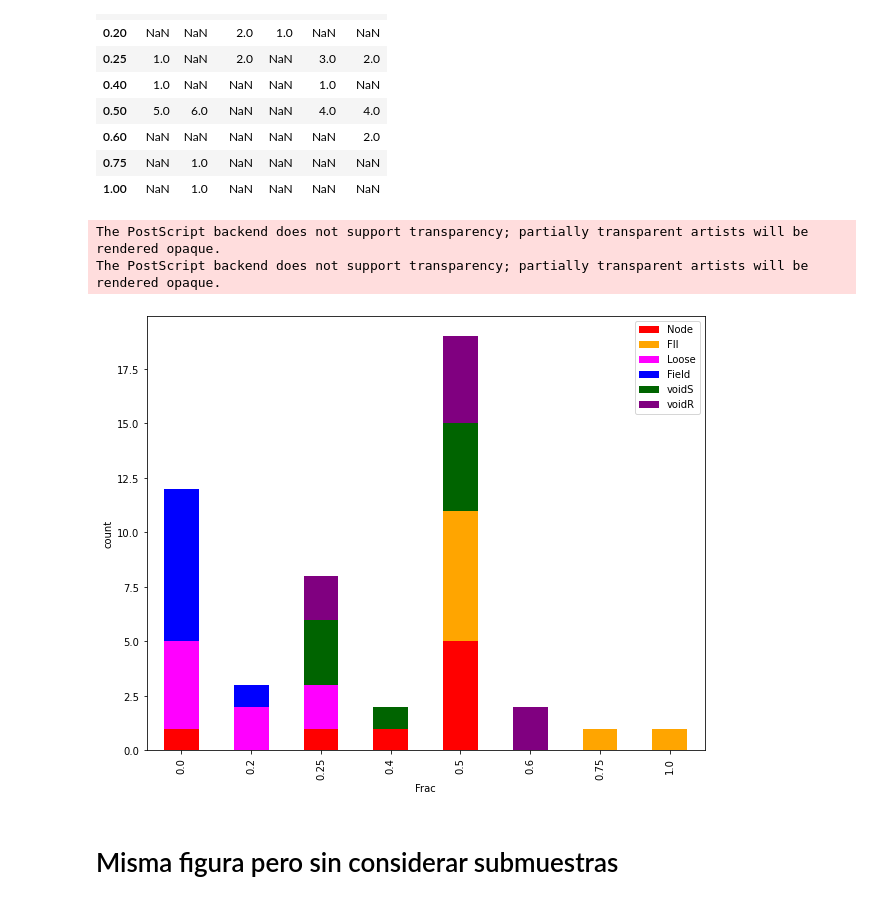
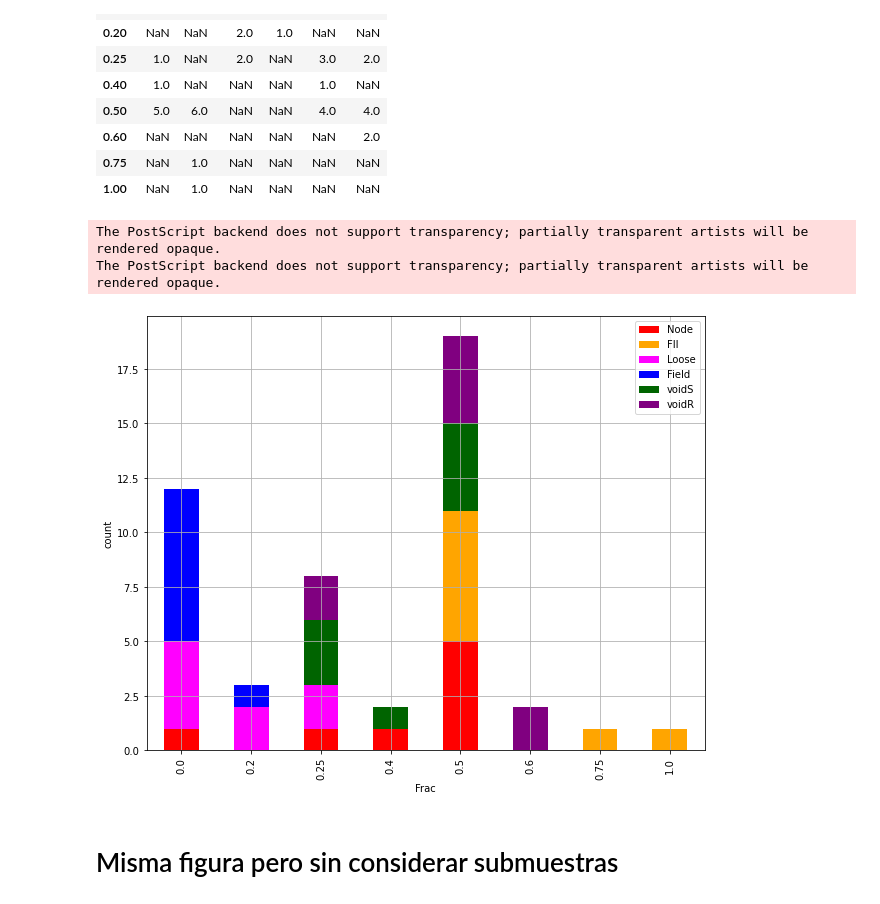
Before and after one commit to antotaverna/cg_environments, a Jupyter notebook: plots/Frgx_GC.ipynb, the cells around one changed output. Drawn from its saved outputs; the diff is of its cells as text; code cells hidden in the pictures.

```diff
--- a/plots/Frgx_GC.ipynb
+++ b/plots/Frgx_GC.ipynb
@@ -450,17 +450,17 @@ df_12
 # %%
 # Make a list by cycling through the colors you care about
 # to match the length of your data.
 from itertools import cycle, islice
 my_colors = list(islice(cycle(["red", "Orange", "Magenta", "blue", "Darkgreen", "Purple"]), None, len(df_12)))
 #color = ["red", "Orange", "Magenta", "blue", "Darkgreen", "Purple"]
-df_12.plot(kind='bar', stacked=True, color=my_colors)
+df_12.plot(kind='bar', stacked=True, color=my_colors, grid=True)
 plt.xlabel('Frac')
 plt.ylabel('count')
 plt.savefig('cg7.eps',format='eps')
 # %% [output]
 The PostScript backend does not support transparency; partially transparent artists will be rendered opaque.
 The PostScript backend does not support transparency; partially transparent artists will be rendered opaque.
-[figure, old version]
+[figure, new version]
 # %% [markdown]
 # Misma figura pero sin considerar submuestras
 # %%
```
Also changed, not shown: parts of 5 cells of this notebook, 9 other files.
